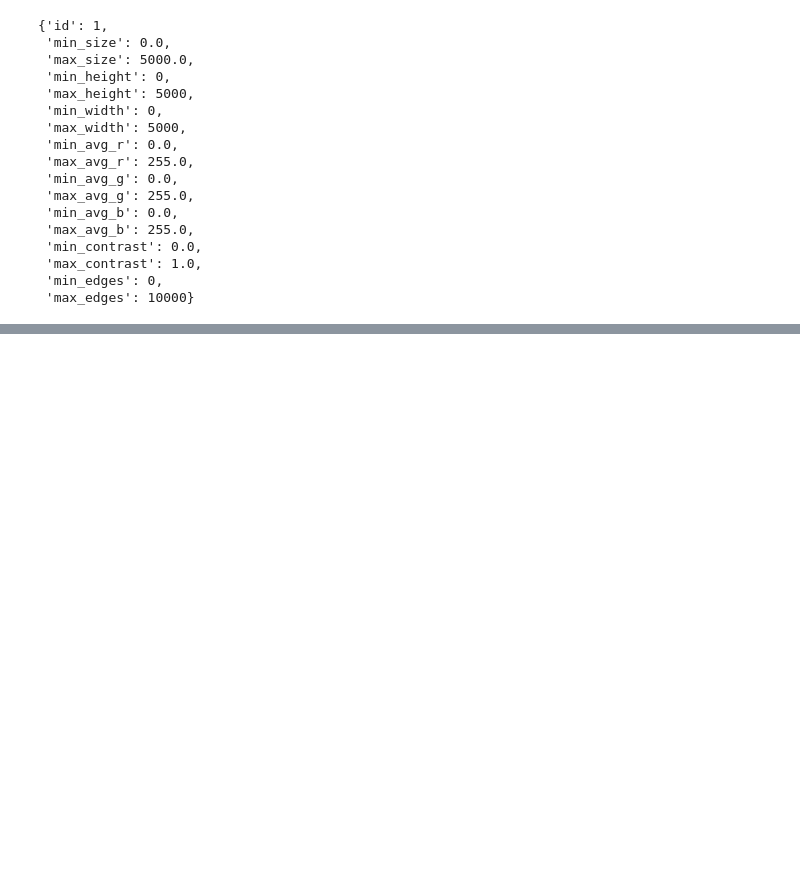
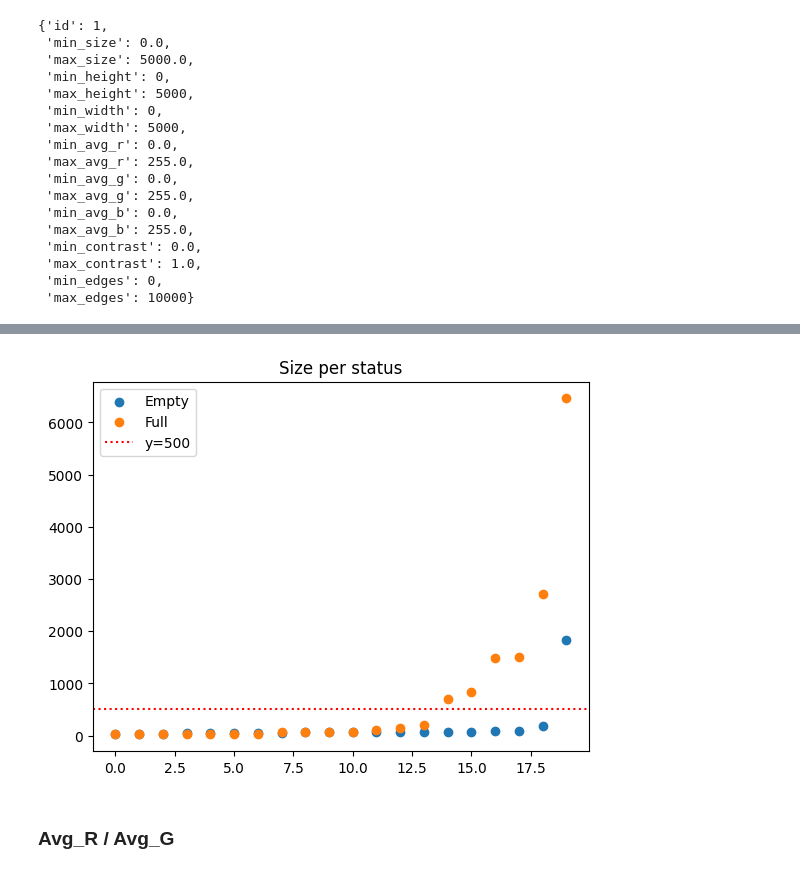
Before and after one commit to DorDNS/SolutionDelivery_PRJ, a Jupyter notebook: backend/src/TrashMapServer/model_classification.ipynb, the cells around one changed output, grey strips where cells are left out. Saved outputs shown, nothing was run; the diff lists cells and outputs as text; code cells hidden in the pictures; blank space fills up the shorter version.

```diff
--- a/backend/src/TrashMapServer/model_classification.ipynb
+++ b/backend/src/TrashMapServer/model_classification.ipynb
@@ -83,0 +288,15 @@ constraints
+# %%
+# Conversion des colonnes "Edges" en float pour le tri et le tracé
+size_empty = image_empty["Size"].astype(float)
+size_full = image_full["Size"].astype(float)
+
+plt.scatter(n.arange(len(size_empty)), sorted(size_empty), label="Empty")
+plt.scatter(n.arange(len(size_full)), sorted(size_full), label="Full")
+plt.axhline(y=500, color='red', linestyle=':', label='y=500')
+plt.title("Size per status")
+plt.legend()
+plt.show()
+# %% [output]
+[figure, added]
+# %% [markdown]
+### Avg_R / Avg_G
```
Also changed, not shown: parts of 31 cells of this notebook, 1 other file.
